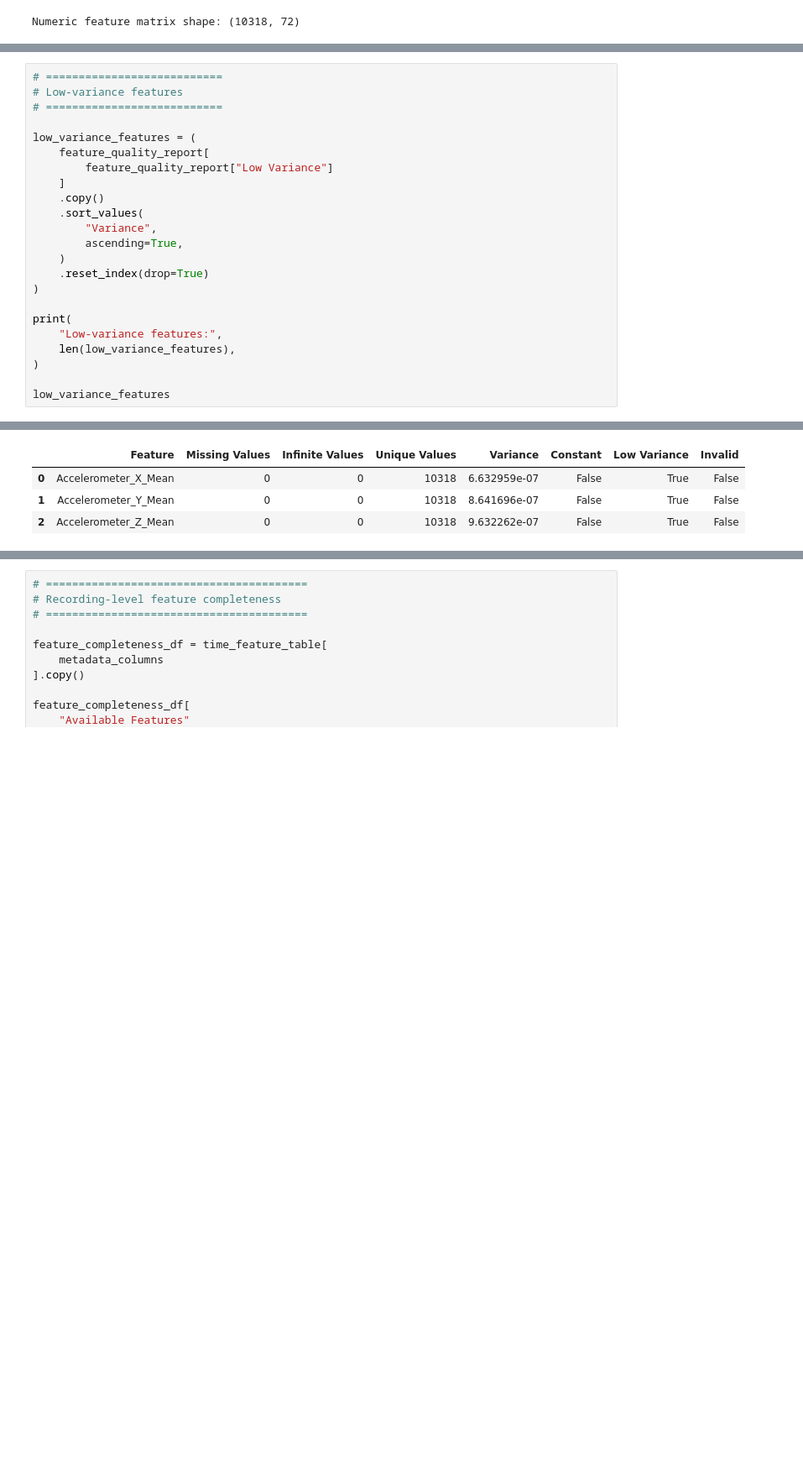
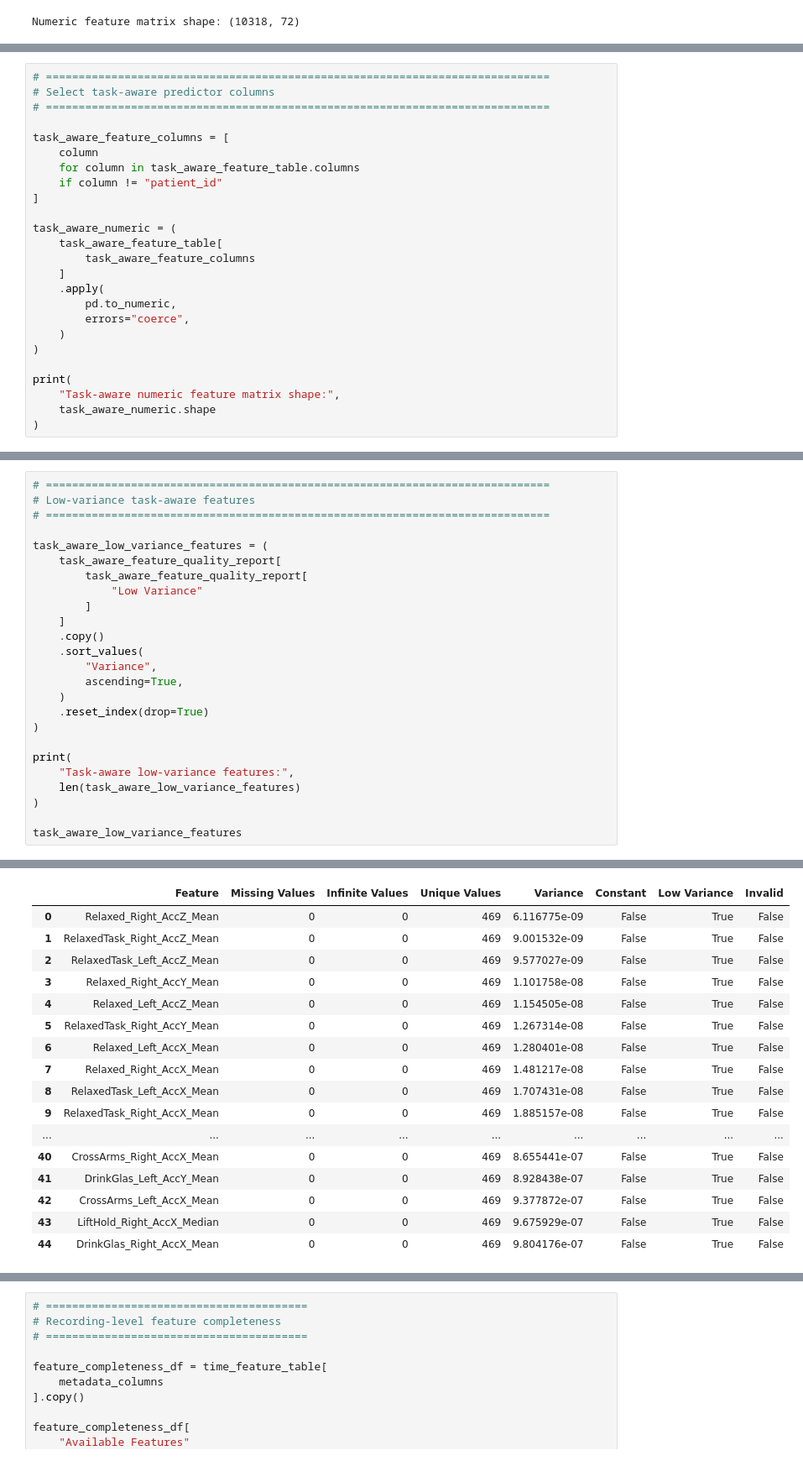
Before and after one commit to obramwell/AI-Assisted-Screening-of-Parkinson-s-Disease, a Jupyter notebook: notebooks/07b_feature_quality_analysis.ipynb, the cells around one changed output, grey strips where cells are left out. Shown at 84% size. Cells and saved outputs as stored; diff of their text form; blank space fills up the shorter version.

```diff
--- a/notebooks/07b_feature_quality_analysis.ipynb
+++ b/notebooks/07b_feature_quality_analysis.ipynb
@@ -666,0 +907,25 @@ feature_quality_report.head(15)
+# %%
+# =============================================================================
+# Select task-aware predictor columns
+# =============================================================================
+
+task_aware_feature_columns = [
+    column
+    for column in task_aware_feature_table.columns
+    if column != "patient_id"
+]
+
+task_aware_numeric = (
+    task_aware_feature_table[
+        task_aware_feature_columns
+    ]
+    .apply(
+        pd.to_numeric,
+        errors="coerce",
+    )
+)
+
+print(
+    "Task-aware numeric feature matrix shape:",
+    task_aware_numeric.shape
+)
@@ -712,12 +1188,14 @@ Invalid features: 0
 |  | Feature | Missing Values | Infinite Values | Unique Values | Variance | Constant | Low Variance | Invalid |
 # %%
-# ===========================
-# Low-variance features
-# ===========================
+# =============================================================================
+# Low-variance task-aware features
+# =============================================================================
 
-low_variance_features = (
-    feature_quality_report[
-        feature_quality_report["Low Variance"]
+task_aware_low_variance_features = (
+    task_aware_feature_quality_report[
+        task_aware_feature_quality_report[
+            "Low Variance"
+        ]
     ]
     .copy()
     .sort_values(
@@ -728,9 +1206,9 @@ low_variance_features = (
 )
 
 print(
-    "Low-variance features:",
-    len(low_variance_features),
+    "Task-aware low-variance features:",
+    len(task_aware_low_variance_features)
 )
 
-low_variance_features
+task_aware_low_variance_features
 # %% [output]
@@ -738,4 +1216,17 @@ Low-variance features: 3
 |  | Feature | Missing Values | Infinite Values | Unique Values | Variance | Constant | Low Variance | Invalid |
-| 0 | Accelerometer_X_Mean | 0 | 0 | 10318 | 6.632959e-07 | False | True | False |
-| 1 | Accelerometer_Y_Mean | 0 | 0 | 10318 | 8.641696e-07 | False | True | False |
-| 2 | Accelerometer_Z_Mean | 0 | 0 | 10318 | 9.632262e-07 | False | True | False |
+| 0 | Relaxed_Right_AccZ_Mean | 0 | 0 | 469 | 6.116775e-09 | False | True | False |
+| 1 | RelaxedTask_Right_AccZ_Mean | 0 | 0 | 469 | 9.001532e-09 | False | True | False |
+| 2 | RelaxedTask_Left_AccZ_Mean | 0 | 0 | 469 | 9.577027e-09 | False | True | False |
+| 3 | Relaxed_Right_AccY_Mean | 0 | 0 | 469 | 1.101758e-08 | False | True | False |
+| 4 | Relaxed_Left_AccZ_Mean | 0 | 0 | 469 | 1.154505e-08 | False | True | False |
+| 5 | RelaxedTask_Right_AccY_Mean | 0 | 0 | 469 | 1.267314e-08 | False | True | False |
+| 6 | Relaxed_Left_AccX_Mean | 0 | 0 | 469 | 1.280401e-08 | False | True | False |
+| 7 | Relaxed_Right_AccX_Mean | 0 | 0 | 469 | 1.481217e-08 | False | True | False |
+| 8 | RelaxedTask_Left_AccX_Mean | 0 | 0 | 469 | 1.707431e-08 | False | True | False |
+| 9 | RelaxedTask_Right_AccX_Mean | 0 | 0 | 469 | 1.885157e-08 | False | True | False |
+| ... | ... | ... | ... | ... | ... | ... | ... | ... |
+| 40 | CrossArms_Right_AccX_Mean | 0 | 0 | 469 | 8.655441e-07 | False | True | False |
+| 41 | DrinkGlas_Left_AccY_Mean | 0 | 0 | 469 | 8.928438e-07 | False | True | False |
+| 42 | CrossArms_Left_AccX_Mean | 0 | 0 | 469 | 9.377872e-07 | False | True | False |
+| 43 | LiftHold_Right_AccX_Median | 0 | 0 | 469 | 9.675929e-07 | False | True | False |
+| 44 | DrinkGlas_Right_AccX_Mean | 0 | 0 | 469 | 9.804176e-07 | False | True | False |
```
Also changed, not shown: parts of 36 cells of this notebook, 6 other files.
